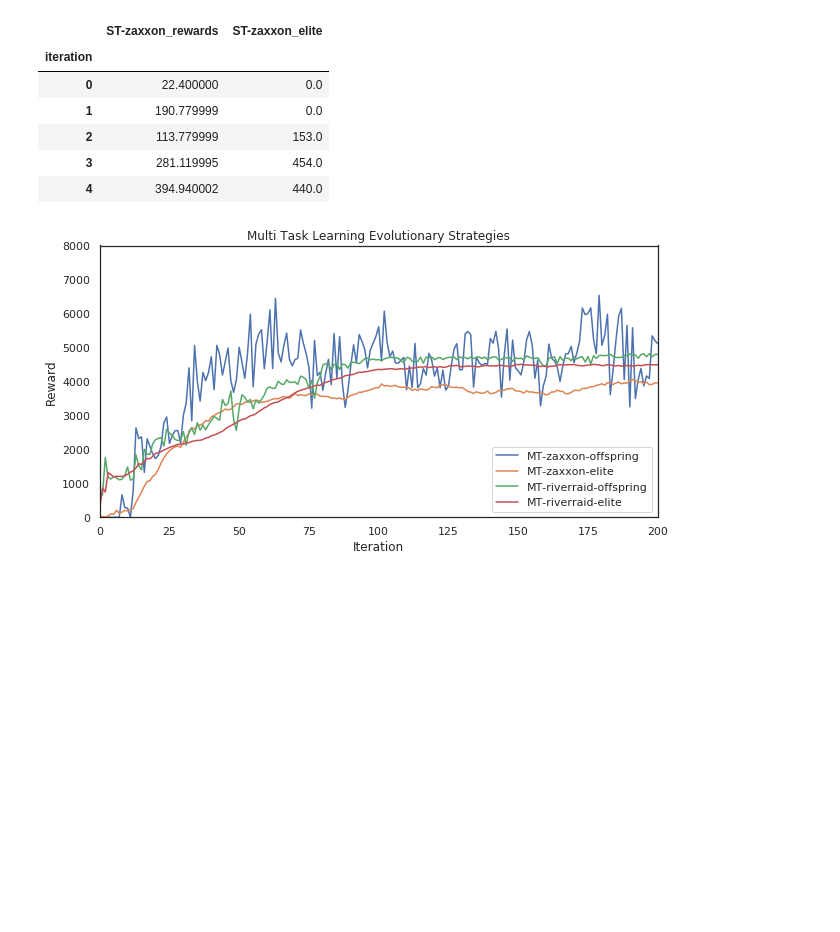
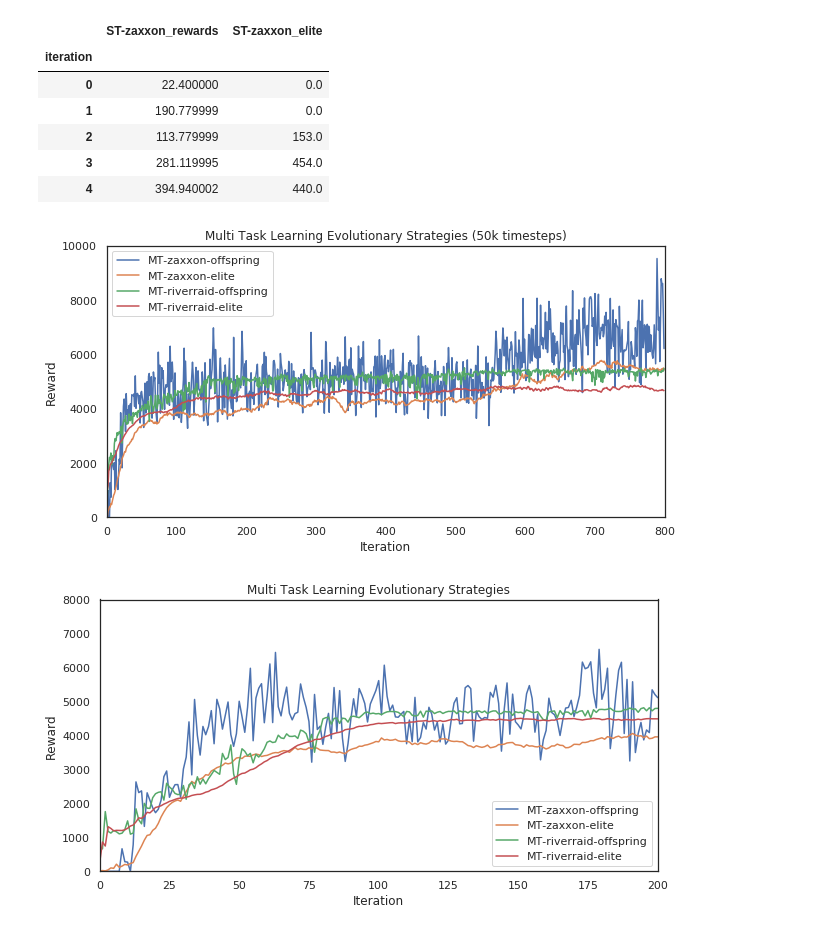
Before and after one commit to deyandyankov/research.mtne, a Jupyter notebook: gpu_implementation/analysis/all_plots.ipynb, the cells around one changed output. Saved outputs shown, nothing was run; the diff lists cells and outputs as text; code cells hidden in the pictures; blank space fills up the shorter version.

```diff
--- a/gpu_implementation/analysis/all_plots.ipynb
+++ b/gpu_implementation/analysis/all_plots.ipynb
@@ -69,6 +118,39 @@ utils.get_rewards(e['ST-zaxxon']).head()
 | 2 | 113.779999 | 153.0 |
 | 3 | 281.119995 | 454.0 |
 | 4 | 394.940002 | 440.0 |
+# %%
+### 50k
+# 1) MTES rewards (both offspring and elite)
+# x axis: iterations (0 to 200)
+# y axis: rewards
+# lines: (a) riverraid, offspring; (b) riverraid, elite; (c) zaxxon, offspring; (d) zaxxon, elite.
+df = e['MT50k']['rewards'].copy()
+df.columns = ['MT-zaxxon-offspring', 'MT-zaxxon-elite', 'MT-riverraid-offspring', 'MT-riverraid-elite']
+# df['Iteration'] = df.index
+# melted = pd.melt(df, id_vars=['Iteration'])
+
+### BLACK AND WHITE PLOT
+# sns.set(rc={'figure.figsize': (10, 5)})
+# sns.set_style('white')
+# p = sns.lineplot(x='Iteration', y='value', style='variable', color='black', data=melted)
+# p.set_title('Multi Task Evolutionary Strategies; TODO: explain rewards and elite')
+# p.set_ylabel('Reward')
+# p.set(xlim=(0, iterations))
+# p.get_figure().savefig("plot1.eps")
+
+### presentation plot
+sns.set(rc={'figure.figsize': (10, 5)})
+sns.set_style('white')
+p = df.plot()
+# p = sns.lineplot(x='Iteration', y='value', hue='variable', data=melted)
+p.set_title('Multi Task Learning Evolutionary Strategies (50k timesteps)')
+p.set_ylabel('Reward')
+p.set_xlabel('Iteration')
+p.set(ylim=(0, 10000))
+p.set(xlim=(0, 800))
+p.get_figure().savefig("figures/plot1-50k.eps")
+# %% [output]
+[figure, added]
 # %%
 # 1) MTES rewards (both offspring and elite)
 # x axis: iterations (0 to 200)
```
Also changed, not shown: parts of 9 cells of this notebook, 6 other files.
